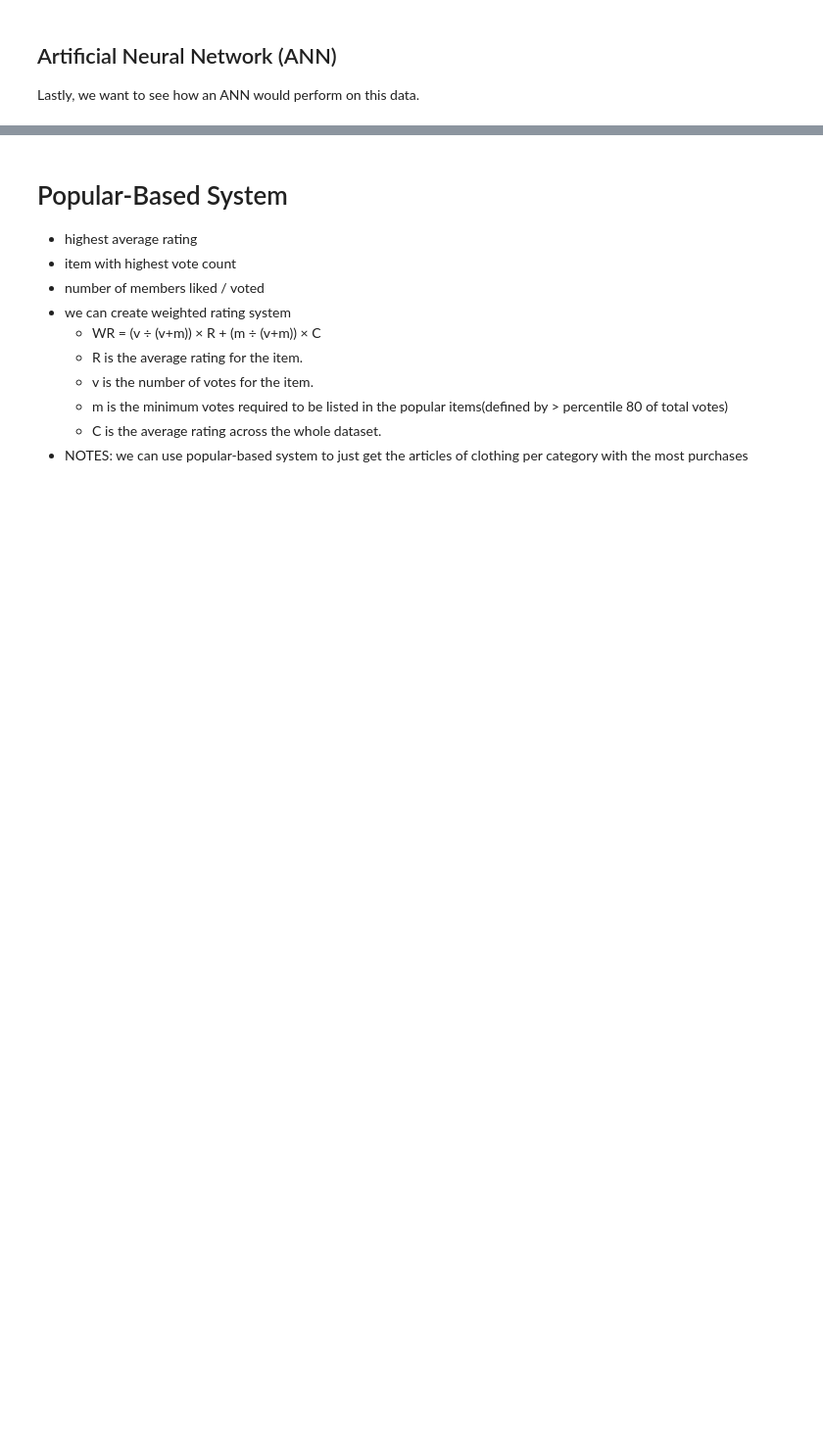
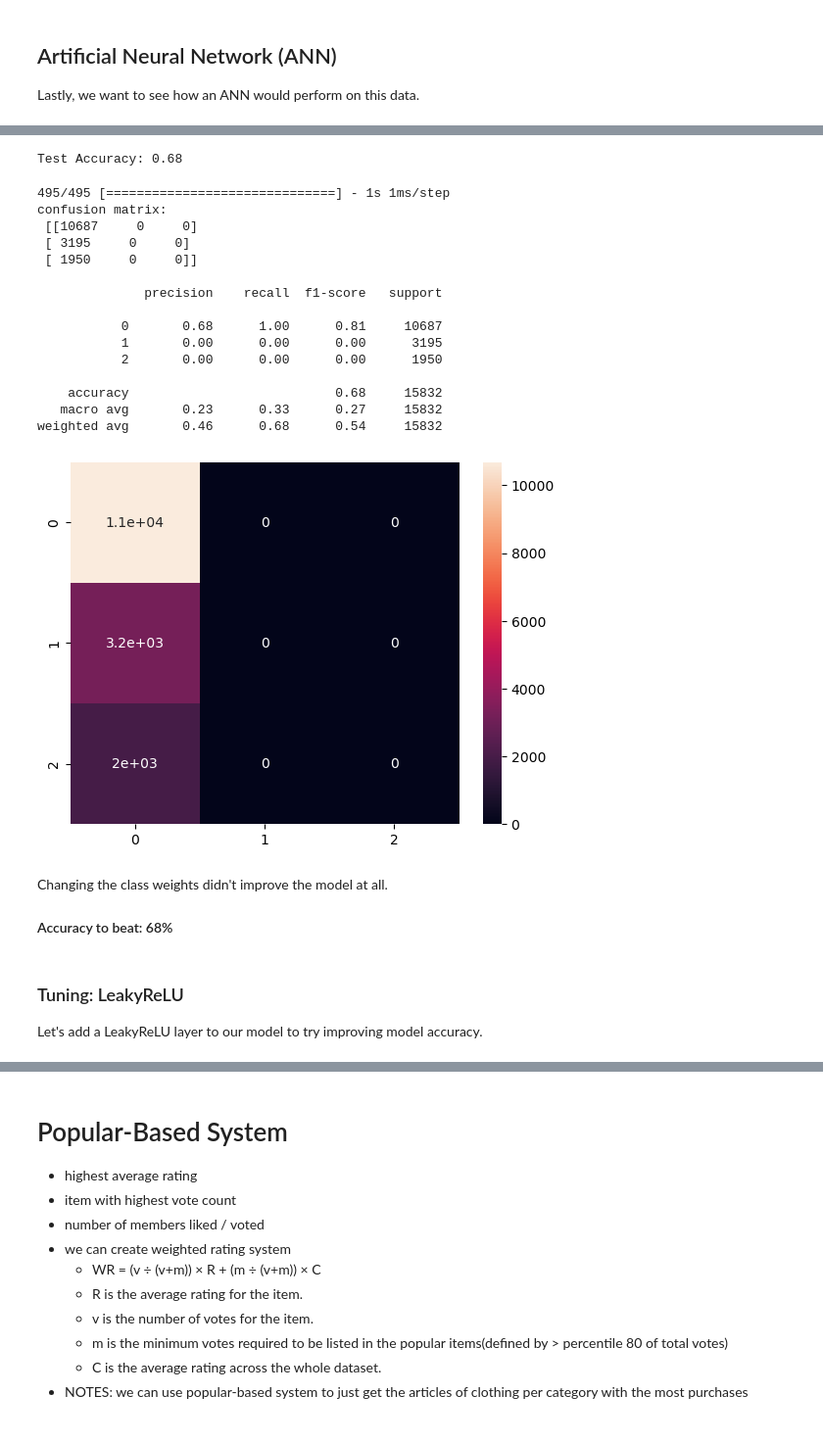
Before and after one commit to anbitasiregar/fashion-recommendations, a Jupyter notebook: notebooks/machine_learning.ipynb, the cells around one changed output, grey strips where cells are left out. Shown at 98% size. Drawn from its saved outputs; the diff is of its cells as text; code cells hidden in the pictures; blank space fills up the shorter version.

```diff
--- a/notebooks/machine_learning.ipynb
+++ b/notebooks/machine_learning.ipynb
@@ -618,0 +578,8 @@ categorical_transformer = OneHotEncoder(handle_unknown='ignore')
+# %%
+# Number of features after preprocessing
+input_dim = X_train.shape[1]
+
+# Number of classes (low, medium, high)
+output_dim = y_train.shape[1]
+
+input_dim, output_dim
@@ -618,0 +707,8 @@ categorical_transformer = OneHotEncoder(handle_unknown='ignore')
+# %%
+# Train the model
+history = model.fit(X_train, y_train,
+                    validation_data=(X_val, y_val),
+                    epochs=50,
+                    batch_size=32,
+                    class_weight=class_weights_dict,
+                    callbacks=[early_stopping])
@@ -618,0 +736,40 @@ categorical_transformer = OneHotEncoder(handle_unknown='ignore')
+# %%
+# Evaluate on the test set
+test_loss, test_accuracy = model.evaluate(X_test, y_test, verbose=0)
+print(f"Test Accuracy: {test_accuracy:.2f}")
+# %% [output]
+Test Accuracy: 0.68
+# %%
+# Predict on test data
+y_pred_probs = model.predict(X_test)
+y_pred_classes = np.argmax(y_pred_probs, axis=1)
+
+# Decode the predicted and true labels
+y_test_classes = np.argmax(y_test.values, axis=1)
+
+# Confusion Matrix
+helper.print_confusion_matrix_details(y_test_classes, y_pred_classes)
+# %% [output]
+495/495 [==============================] - 1s 1ms/step
+confusion matrix:
+ [[10687     0     0]
+ [ 3195     0     0]
+ [ 1950     0     0]]
+
+              precision    recall  f1-score   support
+
+           0       0.68      1.00      0.81     10687
+           1       0.00      0.00      0.00      3195
+           2       0.00      0.00      0.00      1950
+
+    accuracy                           0.68     15832
+   macro avg       0.23      0.33      0.27     15832
+weighted avg       0.46      0.68      0.54     15832
+[figure, added]
+# %% [markdown]
+Changing the class weights didn't improve the model at all.
+
+#### Accuracy to beat: 68%
+# %% [markdown]
+### Tuning: LeakyReLU
+Let's add a LeakyReLU layer to our model to try improving model accuracy.
```
Also changed, not shown: parts of 45 cells of this notebook, 1 other file.
